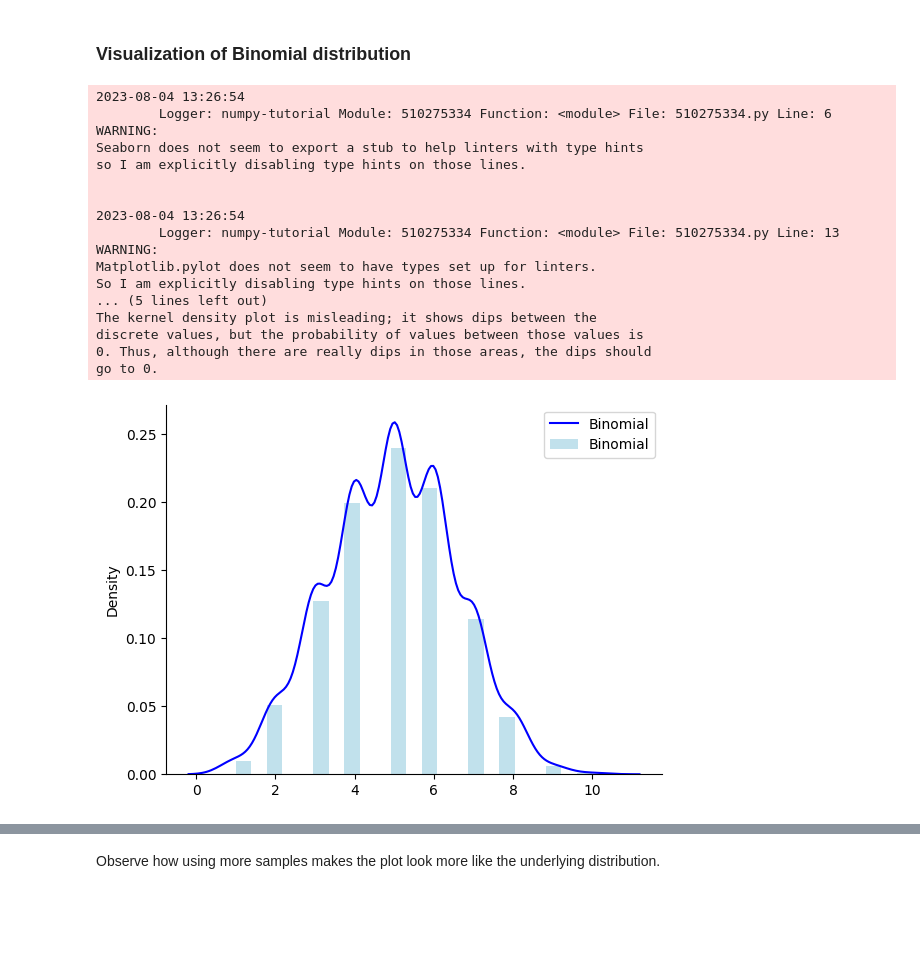
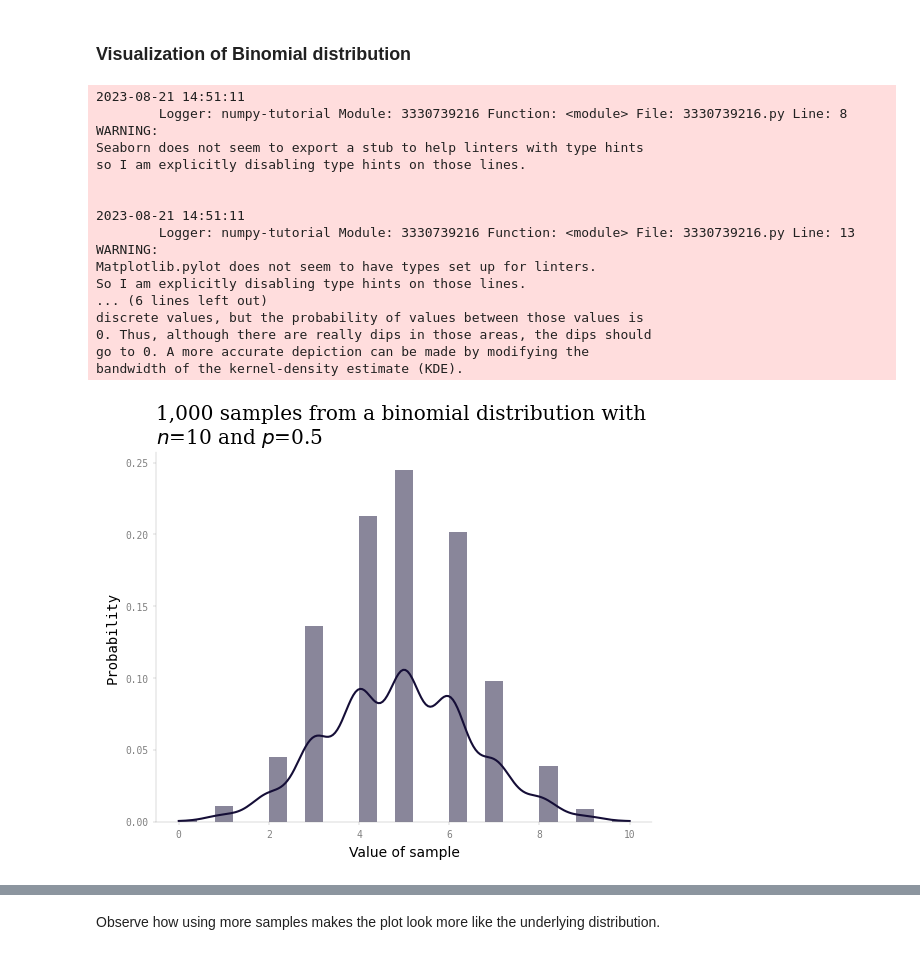
Before and after one commit to KatlehoJordan/ds-playground, a Jupyter notebook: python/notebooks/numpy_tutorial/binomial-distribution.ipynb, the cells around one changed output, grey strips where cells are left out. Drawn from its saved outputs; the diff is of its cells as text; code cells hidden in the pictures; blank space fills up the shorter version.

```diff
--- a/python/notebooks/numpy_tutorial/binomial-distribution.ipynb
+++ b/python/notebooks/numpy_tutorial/binomial-distribution.ipynb
@@ -44,59 +44,71 @@ import numpy as np
 import seaborn as sns # type: ignore
 import matplotlib.pyplot as plt
 from configurations import logger
 
+plt.style.use('my_mpl_stylesheet.mpltstyle')
+
 logger.warning(
     'Seaborn does not seem to export a stub to help linters with type hints\n'
     'so I am explicitly disabling type hints on those lines.'
 )
-
-my_binomial = np.random.binomial(n=10, p=0.5, size=1000)
 
 logger.warning(
     'Matplotlib.pylot does not seem to have types set up for linters.\n'
     'So I am explicitly disabling type hints on those lines.'
 )
 
-figure, ax = plt.subplots() # type: ignore
-sns.kdeplot( # type: ignore
-    my_binomial,
-    ax=ax,
-    color = 'blue',
-    label = 'Binomial'
-    )
-sns.histplot( # type: ignore
-    my_binomial,
-    ax=ax,
-    stat='probability',
-    color='lightblue',
-    edgecolor='None',
-    label = 'Binomial'
-    )
-sns.despine() # type: ignore
-plt.legend() # type: ignore
+def plot_binomial(
+        n: int = 10,
+        p: float = 0.5,
+        size: int = 1_000,
+        bw_adjust: float = 1
+        ) -> None:
+    my_binomial = np.random.binomial(n=n, p=p, size=size)
+
+    sns.histplot( # type: ignore
+        my_binomial,
+        ax=plt.subplots()[1], # type: ignore
+        stat='probability',
+        kde=True,
+        kde_kws={'bw_adjust' : bw_adjust},
+        edgecolor='None'
+        )
+
+    plt.title( # type: ignore
+        label=f'{size:,} samples from a binomial distribution with\n'
+        fr'$n$={n:,} and $p$={p}',
+        family='serif'
+        )
+
+    plt.xlabel(xlabel='Value of sample', family='sans-serif') #type: ignore
+
+plot_binomial(size=1_000)
 
 logger.warning(
-    'The kernel density plot is misleading; it shows dips between the\n'
+    'The kernel density plot is misleading; it shows small dips between the\n'
     'discrete values, but the probability of values between those values is\n'
     '0. Thus, although there are really dips in those areas, the dips should\n'
-    'go to 0.'
+    'go to 0. A more accurate depiction can be made by modifying the\n'
+    'bandwidth of the kernel-density estimate (KDE).'
 )
+
+plot_binomial(size=1_000, bw_adjust=0.375)
 # %% [output]
-2023-08-04 13:26:54
-        Logger: numpy-tutorial Module: 510275334 Function: <module> File: 510275334.py Line: 6
+2023-08-21 14:51:11
+        Logger: numpy-tutorial Module: 3330739216 Function: <module> File: 3330739216.py Line: 8
 WARNING:
 Seaborn does not seem to export a stub to help linters with type hints
 so I am explicitly disabling type hints on those lines.
 
 
-2023-08-04 13:26:54
-        Logger: numpy-tutorial Module: 510275334 Function: <module> File: 510275334.py Line: 13
+2023-08-21 14:51:11
+        Logger: numpy-tutorial Module: 3330739216 Function: <module> File: 3330739216.py Line: 13
 WARNING:
 Matplotlib.pylot does not seem to have types set up for linters.
 So I am explicitly disabling type hints on those lines.
-... (5 lines left out)
-The kernel density plot is misleading; it shows dips between the
+... (6 lines left out)
 discrete values, but the probability of values between those values is
 0. Thus, although there are really dips in those areas, the dips should
-go to 0.
+go to 0. A more accurate depiction can be made by modifying the
+bandwidth of the kernel-density estimate (KDE).
-[figure, old version]
+[figure, new version]
```
Also changed, not shown: parts of 8 cells of this notebook, 6 other files.
